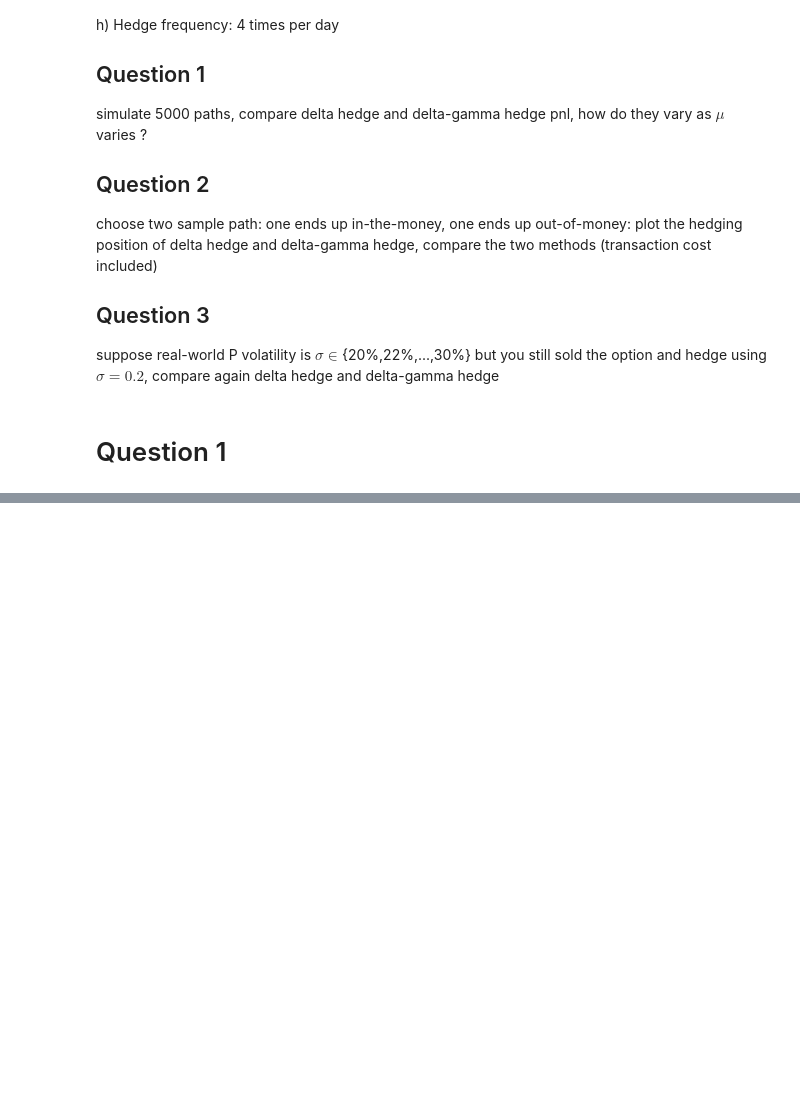
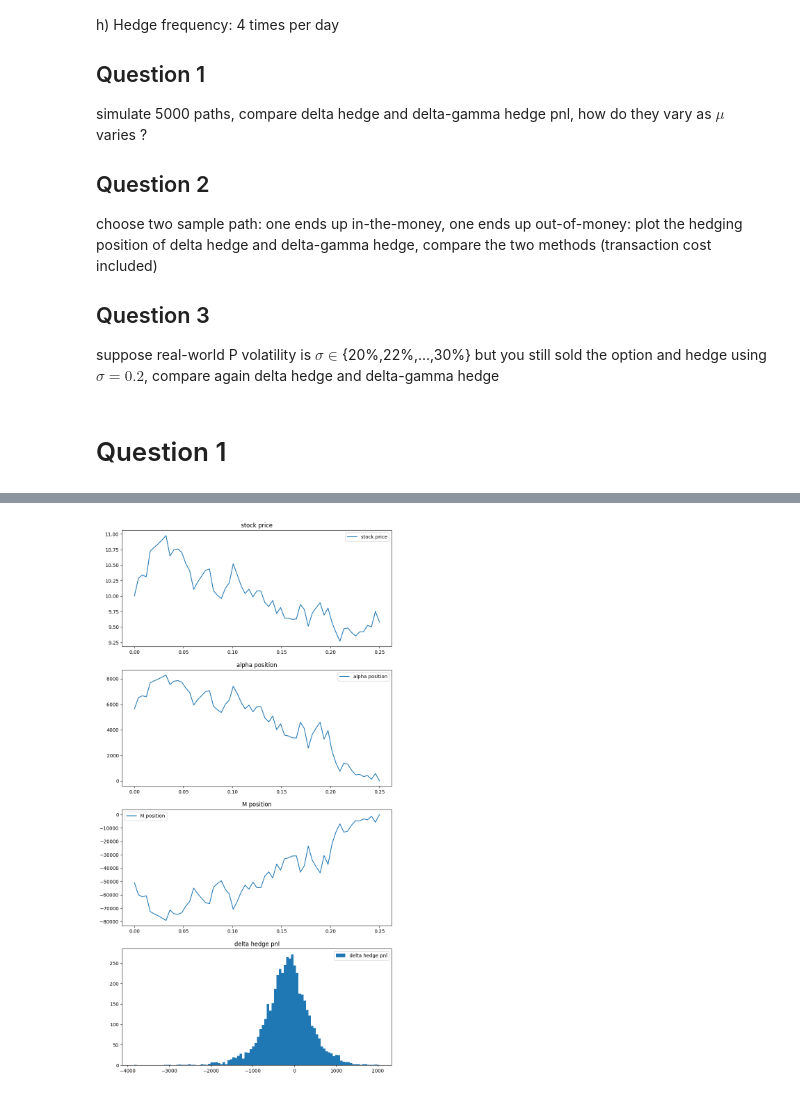
Before and after one commit to kaiwenShen/Dynamic_hedge, a Jupyter notebook: Dynamic_hedging.ipynb, the cells around one changed output, grey strips where cells are left out. Cells and saved outputs as stored; diff of their text form; code cells hidden in the pictures; blank space fills up the shorter version.

```diff
--- a/Dynamic_hedging.ipynb
+++ b/Dynamic_hedging.ipynb
@@ -499,0 +212,20 @@ plt.show()
+# %%
+def plot_delta_hedge(delta_hedge_base:ATM_Call_Option_Dynamic_Hedging_Following_prof,trial:int):
+    fig,ax=plt.subplots(4,1,figsize=(10,20))
+    ax[0].plot(delta_hedge_base.t,delta_hedge_base.S[trial,:],label='stock price')
+    ax[0].set_title('stock price')
+    ax[0].legend()
+    ax[1].plot(delta_hedge_base.t,delta_hedge_base.alpha[trial,:],label='alpha position')
+    ax[1].set_title('alpha position')
+    ax[1].legend()
+    ax[2].plot(delta_hedge_base.t,delta_hedge_base.M[trial,:],label='M position')
+    ax[2].set_title('M position')
+    ax[2].legend()
+    ax[3].hist(delta_hedge_base.M[:,-1],bins=100,label='delta hedge pnl')
+    ax[3].set_title('delta hedge pnl')
+    ax[3].legend()
+    plt.show()
+# %%
+plot_delta_hedge(delta_hedge_base,trial=0)
+# %% [output]
+[figure, added]
```
Also changed, not shown: parts of 22 cells of this notebook, 2 other files.
